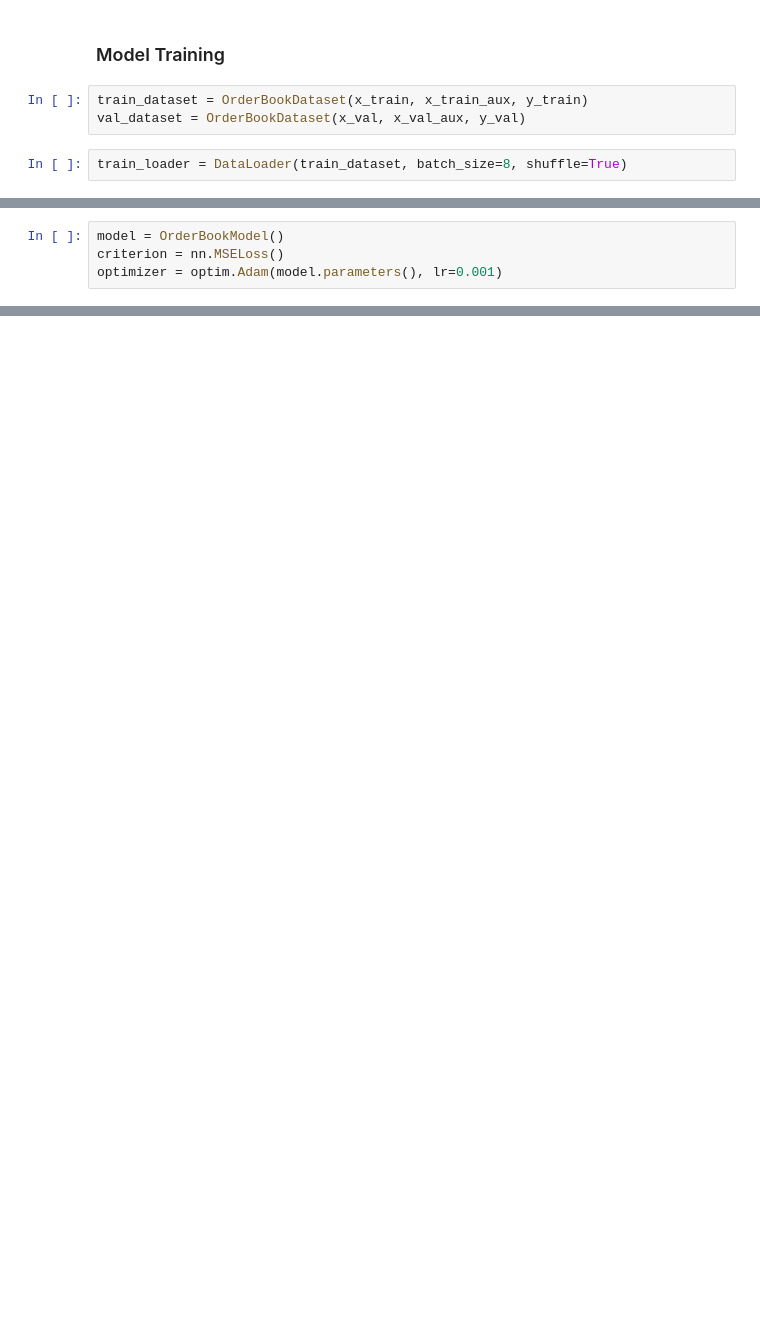
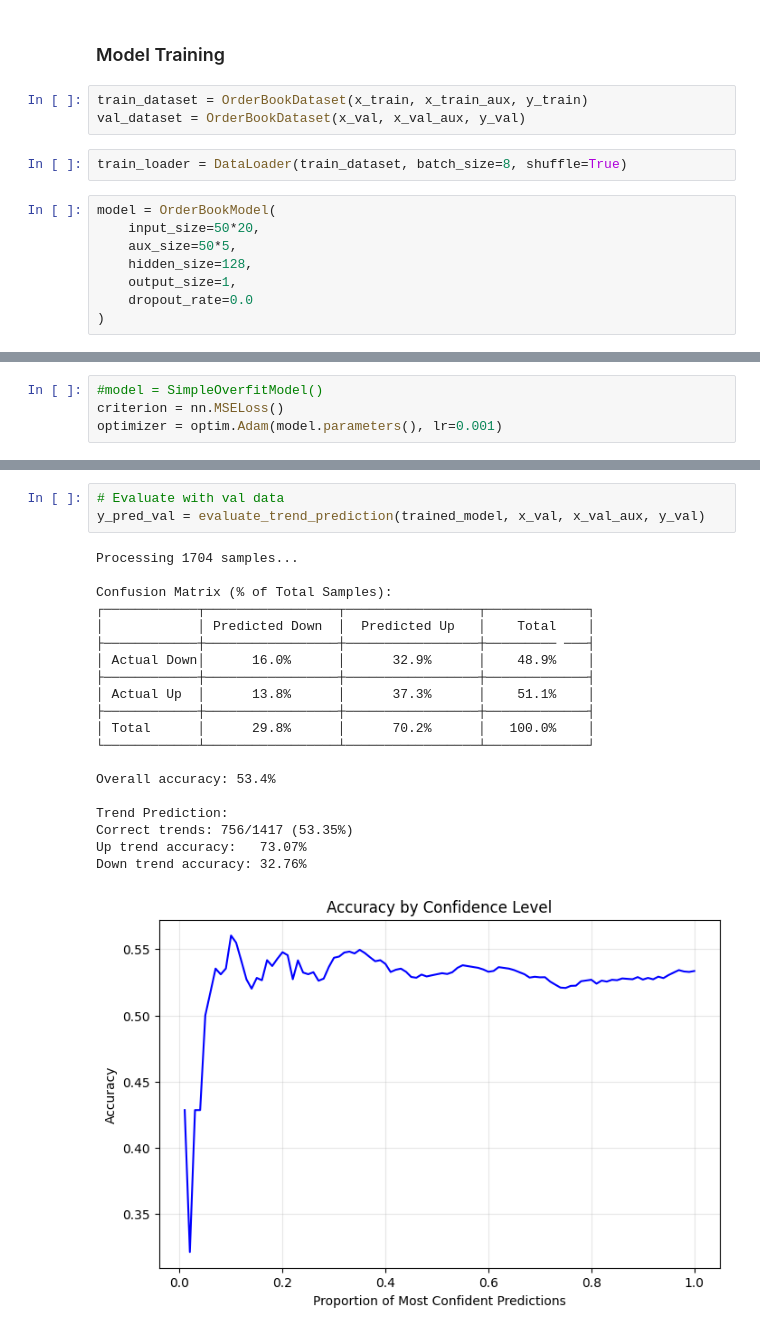
Before and after one commit to noahpy/crypto_trading, a Jupyter notebook: main.ipynb, the cells around one changed output, grey strips where cells are left out. Cells and saved outputs as stored; diff of their text form; blank space fills up the shorter version.

```diff
--- a/main.ipynb
+++ b/main.ipynb
@@ -91,3 +97,11 @@ train_dataset = OrderBookDataset(x_train, x_train_aux, y_train)
 val_dataset = OrderBookDataset(x_val, x_val_aux, y_val)
 # %%
 train_loader = DataLoader(train_dataset, batch_size=8, shuffle=True)
+# %%
+model = OrderBookModel(
+    input_size=50*20,
+    aux_size=50*5,
+    hidden_size=128,
+    output_size=1,
+    dropout_rate=0.0
+)
@@ -94,4 +130,4 @@ train_loader = DataLoader(train_dataset, batch_size=8, shuffle=True)
 # %%
-model = OrderBookModel()
+#model = SimpleOverfitModel()
 criterion = nn.MSELoss()
 optimizer = optim.Adam(model.parameters(), lr=0.001)
@@ -101,2 +148,26 @@ trained_model, losses = train_model(model, train_loader, criterion, optimizer, n
+# %%
+# Evaluate with val data
+y_pred_val = evaluate_trend_prediction(trained_model, x_val, x_val_aux, y_val)
+# %% [output]
+Processing 1704 samples...
+
+Confusion Matrix (% of Total Samples):
+┌────────────┬─────────────────┬─────────────────┬─────────────┐
+│            │ Predicted Down  │  Predicted Up   │    Total    │
+├────────────┼─────────────────┼─────────────────┼───────── ───┤
+│ Actual Down│      16.0%      │      32.9%      │    48.9%    │
+├────────────┼─────────────────┼─────────────────┼─────────────┤
+│ Actual Up  │      13.8%      │      37.3%      │    51.1%    │
+├────────────┼─────────────────┼─────────────────┼─────────────┤
+│ Total      │      29.8%      │      70.2%      │   100.0%    │
+└────────────┴─────────────────┴─────────────────┴─────────────┘
+
+Overall accuracy: 53.4%
+
+Trend Prediction:
+Correct trends: 756/1417 (53.35%)
+Up trend accuracy:   73.07%
+Down trend accuracy: 32.76%
+[figure, added]
 # %%
 # Evaluate with your test data
```
Also changed, not shown: parts of 17 cells of this notebook, 3 other files.
